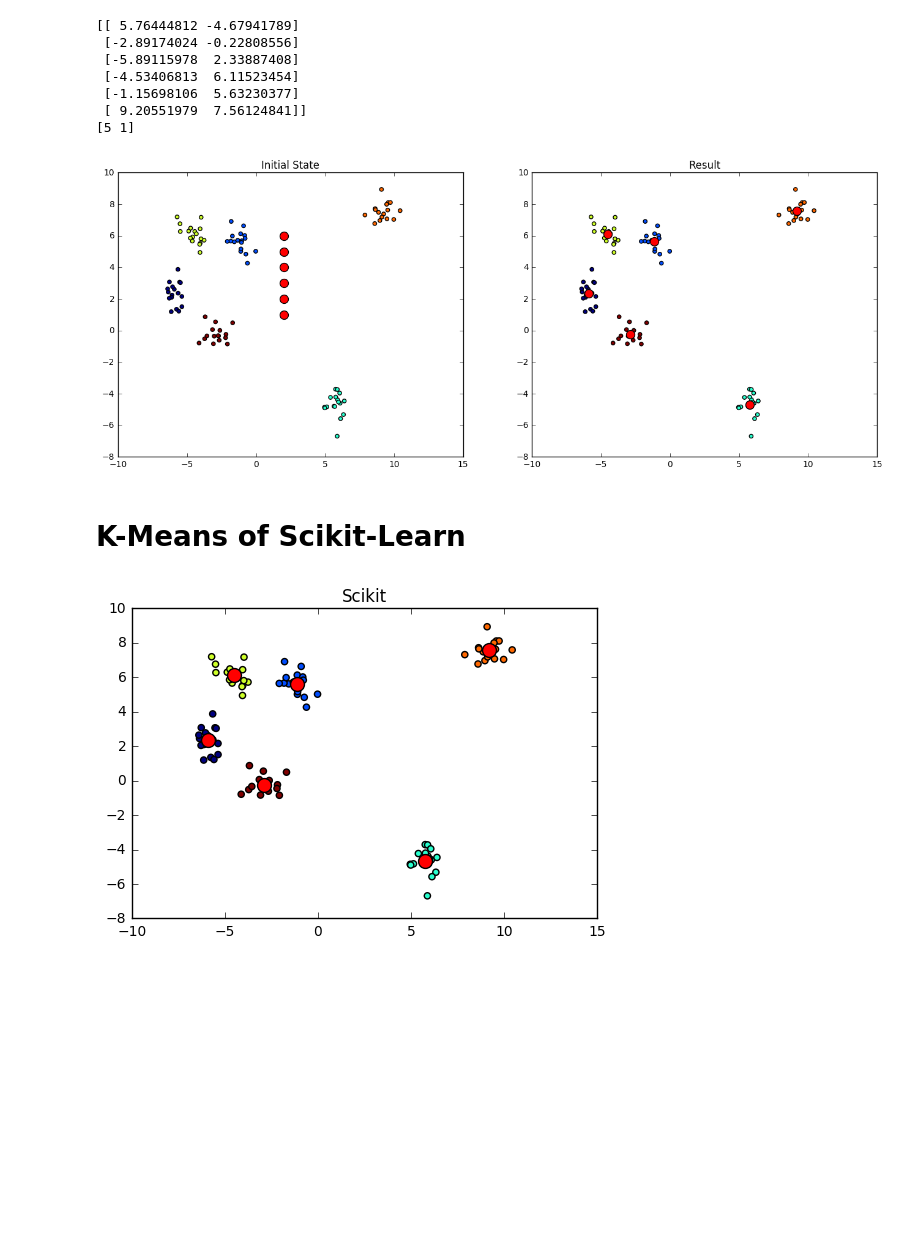
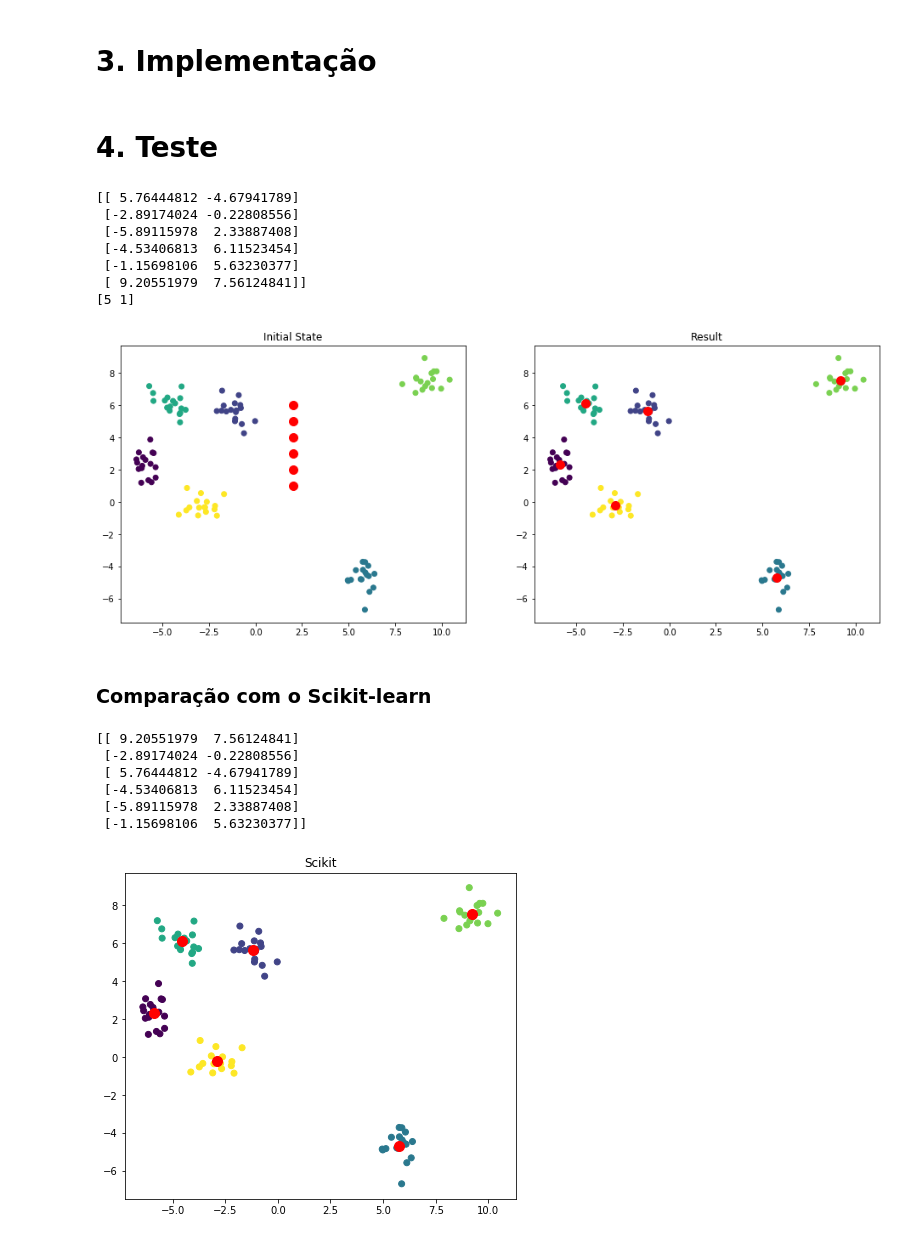
Before and after one commit to arnaldog12/Machine_Learning, a Jupyter notebook: K-Means.ipynb, the cells around one changed output. Cells and saved outputs as stored; diff of their text form; code cells hidden in the pictures; blank space fills up the shorter version.

Commit message:
padroniza notebook do k-means

```diff
--- a/K-Means.ipynb
+++ b/K-Means.ipynb
@@ -10,0 +15,5 @@ from sklearn.datasets.samples_generator import make_blobs
+# %%
+x, y = make_blobs(n_samples=100, centers=6, random_state=1234, cluster_std=0.6)
+
+plt.figure(figsize=(6, 6))
+plt.scatter(x[:, 0], x[:, 1], c=y)
@@ -11,3 +23,5 @@ from sklearn.datasets.samples_generator import make_blobs
+# %% [markdown]
+# 3. Implementação
 # %%
 from scipy.spatial.distance import cdist
 
@@ -34,6 +48,8 @@ class K_Means():
     def predict(self, samples):
         distances = cdist(samples, self.centroids)
         return np.argmin(distances, axis=1)
+# %% [markdown]
+# 4. Teste
 # %%
 def plotKMeans(x, y, centroids, subplot, title):
     plt.subplot(subplot)
@@ -41,7 +57,7 @@ def plotKMeans(x, y, centroids, subplot, title):
     plt.scatter(centroids[:,0], centroids[:,1], s=100, c='red')
     plt.title(title)
 # %%
-x,y = make_blobs(n_samples=100, centers=6, random_state=1234, cluster_std=0.6)
+x, y = make_blobs(n_samples=100, centers=6, random_state=1234, cluster_std=0.6)
 
 kmeans = K_Means(max_iter=300, centroids=np.array([[2,1],[2,2],[2,3],[2,4],[2,5],[2,6]]))
 
@@ -62,16 +78,27 @@ print(kmeans.predict(np.array([[10,7],[0,0]])))
  [-1.15698106  5.63230377]
  [ 9.20551979  7.56124841]]
 [5 1]
-[figure, old version]
+[figure, new version]
-# %% [markdown]
-# K-Means of Scikit-Learn
+# %% [markdown]
+### Comparação com o Scikit-learn
 # %%
 from sklearn.cluster import KMeans
+
+x, y = make_blobs(n_samples=100, centers=6, random_state=1234, cluster_std=0.6)
 
 kmeans = KMeans(n_clusters=6)
 kmeans.fit(x)
 pred = kmeans.predict(x)
 
+print(kmeans.cluster_centers_)
+
+plt.figure(figsize=(7, 6))
 plotKMeans(x, y, kmeans.cluster_centers_, 111, 'Scikit')
 # %% [output]
+[[ 9.20551979  7.56124841]
+ [-2.89174024 -0.22808556]
+ [ 5.76444812 -4.67941789]
+ [-4.53406813  6.11523454]
+ [-5.89115978  2.33887408]
+ [-1.15698106  5.63230377]]
-[figure, old version]
+[figure, new version]
```
Also changed, not shown: parts of 7 cells of this notebook.
